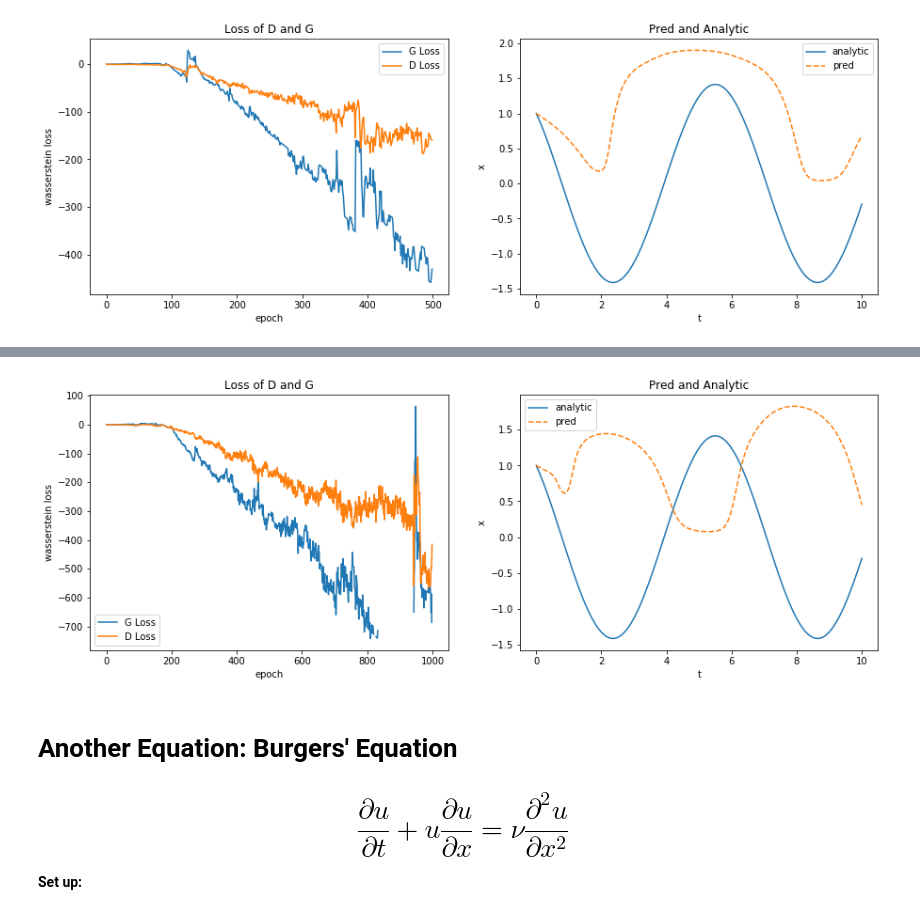
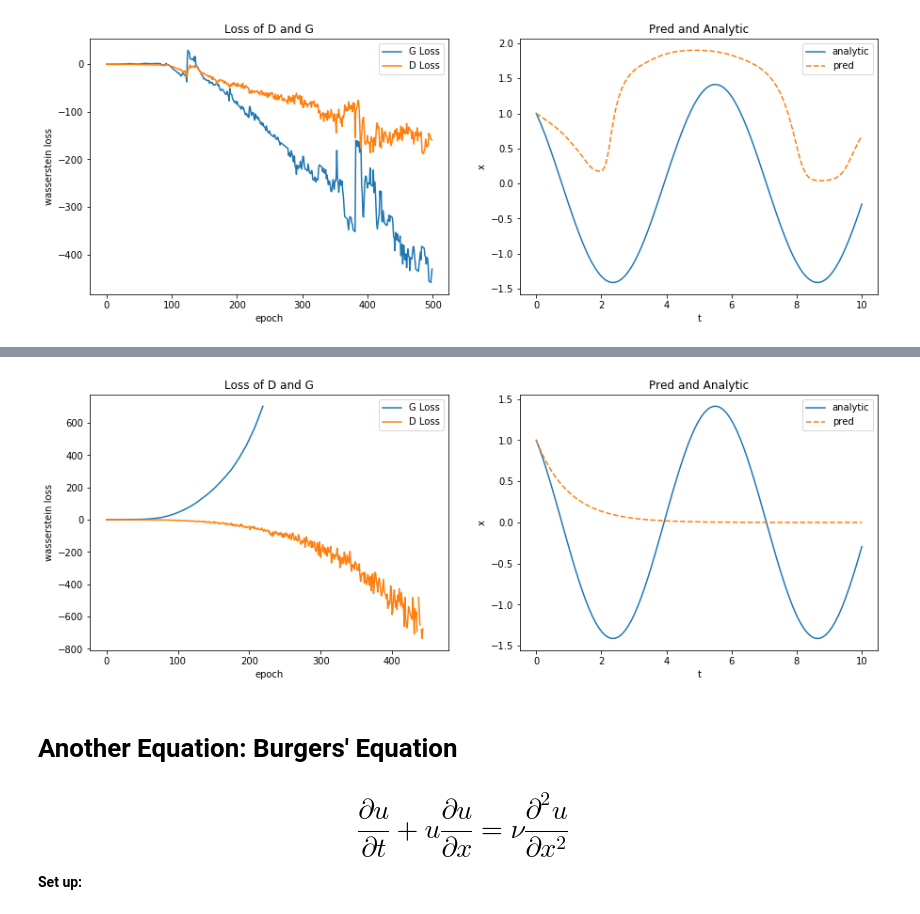
Before and after one commit to dylanrandle/denn, a Jupyter notebook: GAN.ipynb, the cells around one changed output, grey strips where cells are left out. Saved outputs shown, nothing was run; the diff lists cells and outputs as text; code cells hidden in the pictures.

```diff
--- a/GAN.ipynb
+++ b/GAN.ipynb
@@ -230,7 +236,6 @@ def train_GAN(num_epochs,
 
     # optimization
     cross_entropy = nn.BCELoss()
-    wass_loss = lambda y_true, y_pred: torch.mean(y_true * y_pred)
     optiD = torch.optim.Adam(D.parameters(), lr=d_lr, betas=(0.9, 0.999))
     optiG = torch.optim.Adam(G.parameters(), lr=g_lr, betas=(0.9, 0.999))
 
@@ -501,7 +506,7 @@ or
 
 $ x(t) = x_0 \cos{\omega t} + \frac{v_0}{\omega} \sin(\omega t) $
 # %%
-analytic_oscillator = lambda t: 1*np.cos(t) + -1*np.sin(t)
+analytic_oscillator = lambda t: 0*np.cos(t) + -.5*np.sin(t)
 t = np.linspace(0,10,100)
 plt.plot(t, analytic_oscillator(t), '-o', alpha=0.3)
 plt.title('Solution of Harmonic Oscillator')
@@ -578,4 +583,22 @@ def train_Lagaris_SHO(num_epochs,
         G_losses.append(g_loss.item())
 
     return G, G_losses
+# %%
+def realtime_vis(g_loss, d_loss, t, x, analytic_fn, dx_dt, d2x_dt2):
+    fig, ax = plt.subplots(1,3,figsize=(20,6))
+    steps = len(g_loss)
+    epochs = np.arange(steps)
+    ax[0].plot(epochs, d_loss, label='d_loss')
+    ax[0].plot(epochs, g_loss, label='g_loss')
+    ax[0].legend()
+    ax[0].set_title('Losses')
+    ax[1].plot(t, analytic_fn(t), label='true')
+    ax[1].plot(t, x, label='pred')
+    ax[1].legend()
+    ax[1].set_title('X Pred')
+    ax[2].plot(t, dx_dt, label='dx_dt')
+    ax[2].plot(t, d2x_dt2, label='d2x_dt2')
+    ax[2].legend()
+    ax[2].set_title('Derivatives')
+    plt.show()
 # %%
@@ -790,0 +991,14 @@ Wall time: 4min 6s
+# %%
+class Swish(torch.nn.Module):
+    """
+    Swish activation function
+    """
+    def __init__(self, beta=1.0):
+        super(Swish, self).__init__()
+        self.beta = beta
+
+    def forward(self, input):
+        return input * torch.sigmoid(self.beta * input)
+
+    def extra_repr(self):
+        return 'beta={}'.format(self.beta)
@@ -791,6 +1022,6 @@ Wall time: 4min 6s
 # %%
 %%time
-G,D,G_loss,D_loss = train_GAN_SHO(1000,
+G,D,G_loss,D_loss = train_GAN_SHO(500,
                               g_hidden_units=40,
                               g_hidden_layers=3,
                               d_hidden_units=40,
@@ -810,7 +1041,8 @@ G,D,G_loss,D_loss = train_GAN_SHO(1000,
                               clip=1,
                               max_while=50,
                               x0=1,
-                              dx_dt0=-1)
+                              dx_dt0=-1,
+                              activation=Swish())
 loss_ax, pred_ax = plot_losses_and_preds(np.exp(G_loss), np.exp(D_loss), G, t, analytic_oscillator)
 loss_ax.set_ylabel('wasserstein loss');
 # %% [output]
@@ -819,4 +1051,4 @@ Wall time: 12min 13s
-[figure, old version]
+[figure, new version]
 # %% [markdown]
 # Another Equation: Burgers' Equation
 
```
Also changed, not shown: parts of 19 cells of this notebook, 1 other file.
